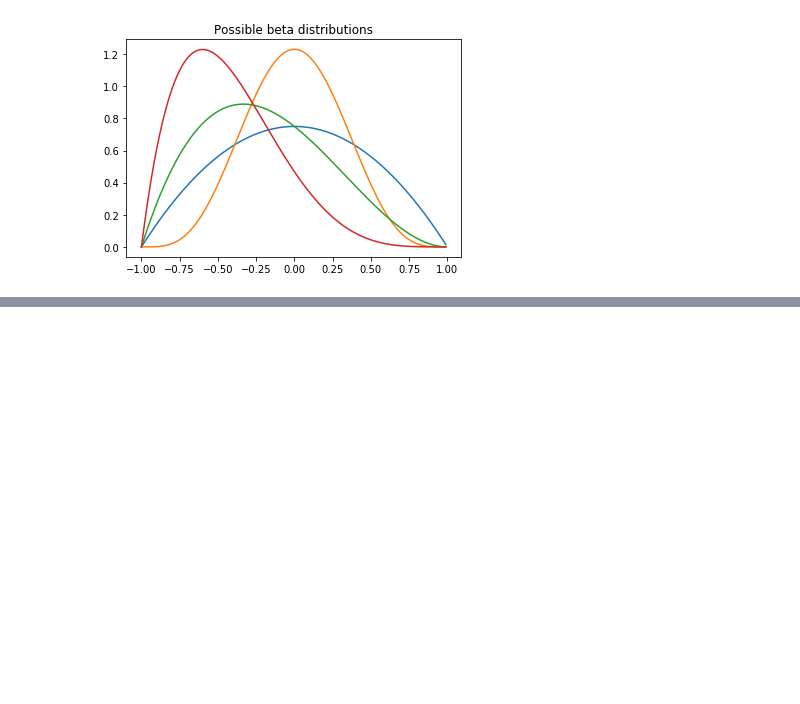
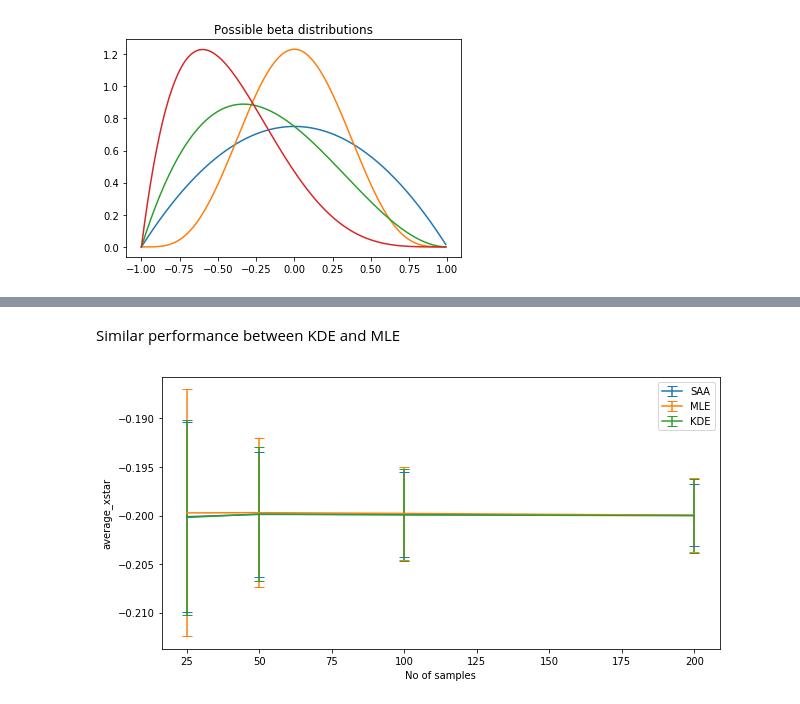
Before and after one commit to harrisonnguyen/stochastic_optimisation, a Jupyter notebook: MLE/investigating_different_beta_cost_functions.ipynb, the cells around one changed output, grey strips where cells are left out. Cells and saved outputs as stored; diff of their text form; code cells hidden in the pictures; blank space fills up the shorter version.

```diff
--- a/MLE/investigating_different_beta_cost_functions.ipynb
+++ b/MLE/investigating_different_beta_cost_functions.ipynb
@@ -97,0 +121,5 @@ fit_beta(Y4,50,x,'mle',floc=-1,fscale=2)
+# %%
+# concave function in x
+f1_mean = lambda x,y: np.mean(f1(x,y),axis=0)
+f2_mean = lambda x,y: np.mean(f2(x,y),axis=0)
+f3_mean = lambda x,y: np.mean(f3(x,y),axis=0)
@@ -97,0 +155,16 @@ fit_beta(Y4,50,x,'mle',floc=-1,fscale=2)
+# %%
+def plot_result(results,plot_histogram=False):
+    plt.figure(figsize=(10,5))
+    if plot_histogram:
+        for i in range(3):
+            plt.hist(results[i,:,0],bins=30,normed=True,alpha=1.0/(i+1))
+            plt.title("Distribution of x_star for N=25")
+    else:
+        mean=np.mean(results,axis=1)
+        std=np.std(results,axis=1)
+        for i in range(3):
+            #plt.plot(N,mean[i])
+            plt.errorbar(N, mean[i], yerr=std[i],capsize=5)
+        plt.xlabel('No of samples')
+        plt.ylabel('average_xstar')
+    plt.legend(['SAA','MLE','KDE'])
@@ -97,0 +193,8 @@ fit_beta(Y4,50,x,'mle',floc=-1,fscale=2)
+# %%
+results1 = minimise_methods(Y1,f1_mean,N,n_iter)
+# %% [markdown]
+Similar performance between KDE and MLE
+# %%
+plot_result(results1)
+# %% [output]
+[figure, added]
```
Also changed, not shown: parts of 40 cells of this notebook.
